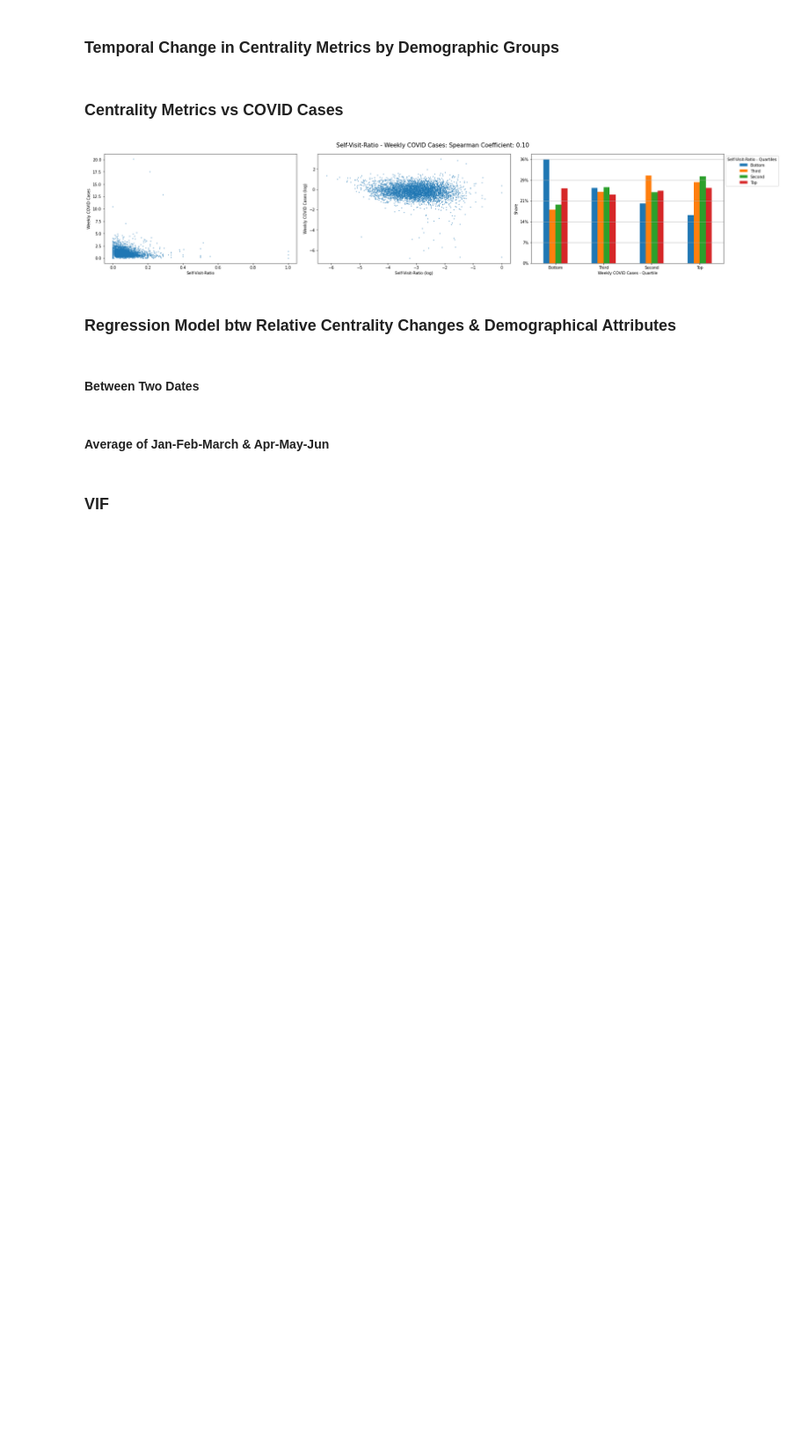
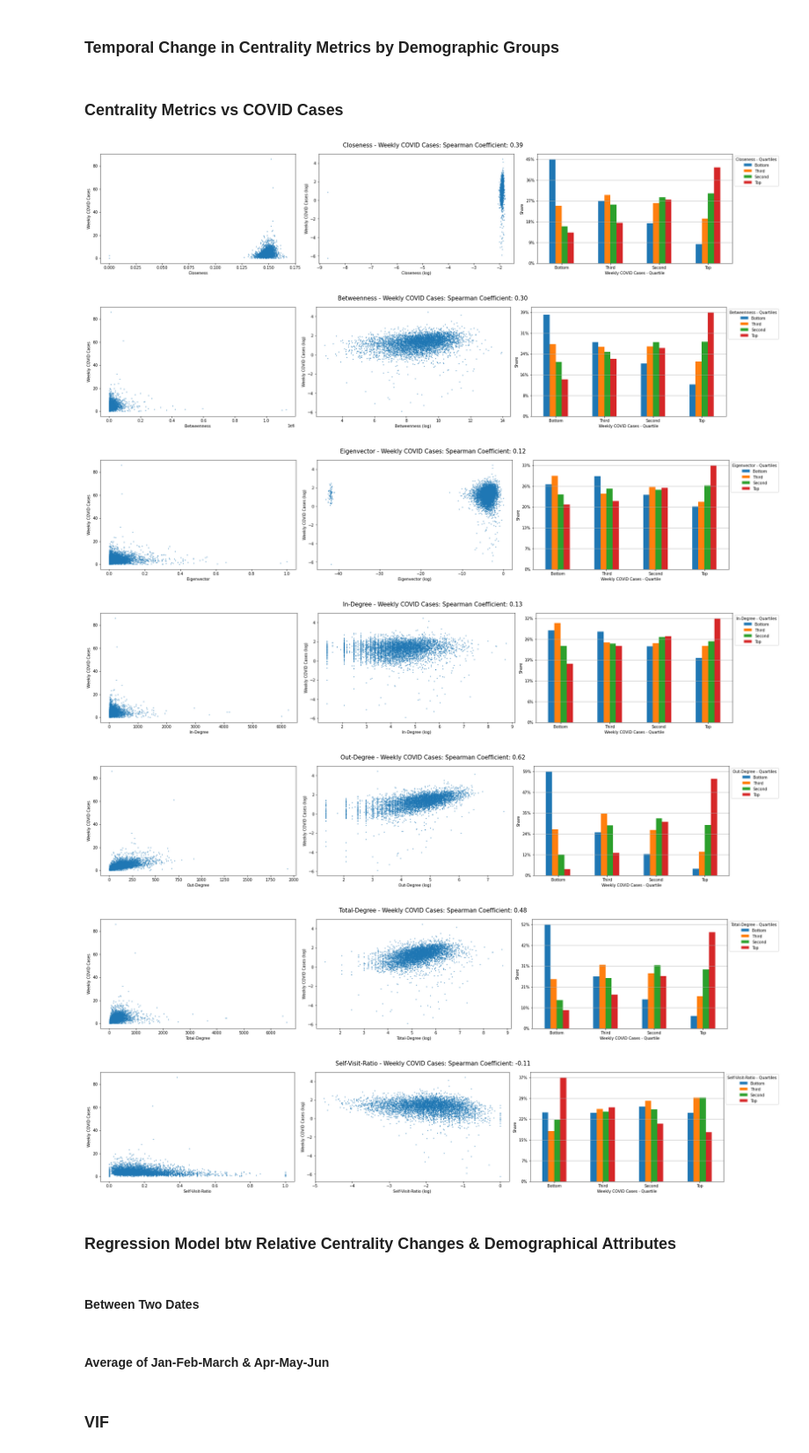
Before and after one commit to hasanalpboz/safegraph-covid19-mobility, a Jupyter notebook: scripts/notebooks/network-centrality-evolution.ipynb, the cells around one changed output. Shown at 88% size. Drawn from its saved outputs; the diff is of its cells as text; code cells hidden in the pictures; blank space fills up the shorter version.

```diff
--- a/scripts/notebooks/network-centrality-evolution.ipynb
+++ b/scripts/notebooks/network-centrality-evolution.ipynb
@@ -304,7 +304,7 @@ def get_metric_change_df(t1, t2, attribute_df):
 # %% [markdown]
 ### Centrality Metrics vs COVID Cases
 # %%
-tmetric = datetime(2020, 10, 19)
+tmetric = datetime(2020, 3, 30)
 tcase = tmetric + timedelta(days=7*2)
 
 tnet = nets[nets[:, 0] == tmetric][0,1]
@@ -314,12 +314,12 @@ quart = ['Bottom', 'Third', 'Second', 'Top']
 tcbgs['cases-quartile'] = pd.qcut(tcbgs['Norm_Cases'], q=4, labels=quart)
 
 cent_metrics = [
-    #('Closeness', ig.Graph.closeness, {'cutoff': -1, 'normalized': True}),
-    #('Betweenness', ig.Graph.betweenness, {'cutoff': -1, 'directed': True}),
-    #('Eigenvector', ig.Graph.eigenvector_centrality, {'directed': True, 'scale': True}),
-    #('In-Degree', 'in', None),
-    #('Out-Degree', 'out', None),
-    #('Total-Degree', 'all', None),
+    ('Closeness', ig.Graph.closeness, {'cutoff': -1, 'normalized': True}),
+    ('Betweenness', ig.Graph.betweenness, {'cutoff': -1, 'directed': True}),
+    ('Eigenvector', ig.Graph.eigenvector_centrality, {'directed': True, 'scale': True}),
+    ('In-Degree', 'in', None),
+    ('Out-Degree', 'out', None),
+    ('Total-Degree', 'all', None),
     ('Self-Visit-Ratio', 'self', None)
 ]
 
@@ -387,34 +387,40 @@ for cent_metric_name, metric, params in cent_metrics:
     Y_norm = pd.Series(stats.zscore(merged_df['Norm_Cases'].values), name='Norm_Cases')
     X_norm = pd.DataFrame(stats.zscore(merged_df[['value']].values))
     X_norm.columns = ['value']
 
     res = sm.OLS(merged_df['Norm_Cases'], add_constant(merged_df[['value']])).fit()
     r = pd.concat([res.params, res.pvalues, res.bse], axis=1).reset_index()
     r.columns = ['Attribute', 'Coef', 'P-Value', 'Std Err']
     r['Centrality Metric'] = cent_metric_name
     r['R2-Adj'] = res.rsquared_adj
     results.append(r)
 
     res = sm.OLS(Y_norm, add_constant(X_norm)).fit()
     r = pd.concat([res.params, res.pvalues, res.bse], axis=1).reset_index()
     r.columns = ['Attribute', 'Coef', 'P-Value', 'Std Err']
     r['Centrality Metric'] = cent_metric_name
     r['R2-Adj'] = res.rsquared_adj
     results_norm.append(r)
 
     fig.savefig(join(FIG_SAVE_DIR, f'{cent_metric_name}-weekly-covid-cases-corr-{tmetric.strftime("%Y-%m-%d")}-no-loops-visits-self_visit_ratio.png'), bbox_inches='tight');
 
 title = 'weekly-covid-cases-reg-centr-metrics-no-loops-visits-self_visit_ratio'
 groups = [
     (results, f'{title}.tex'),
     (results_norm, f'{title}-norm.tex')
 ]
 for res, fname in groups:
     with pd.option_context('display.float_format', '{:.3f}'.format):
         with open(join(RESULT_SAVE_DIR, fname), 'w') as tablef:
             tablef.write(pd.concat(res).groupby(['Centrality Metric', 'R2-Adj', 'Attribute']).sum().to_latex(bold_rows=True, multirow=True))
 # %% [output]
-[figure, old version]
+[figure, new version]
+[figure, added]
+[figure, added]
+[figure, added]
+[figure, added]
+[figure, added]
+[figure, added]
 # %% [markdown]
 ### Regression Model btw Relative Centrality Changes & Demographical Attributes
 # %% [markdown]
```
Also changed, not shown: 8 other files.
